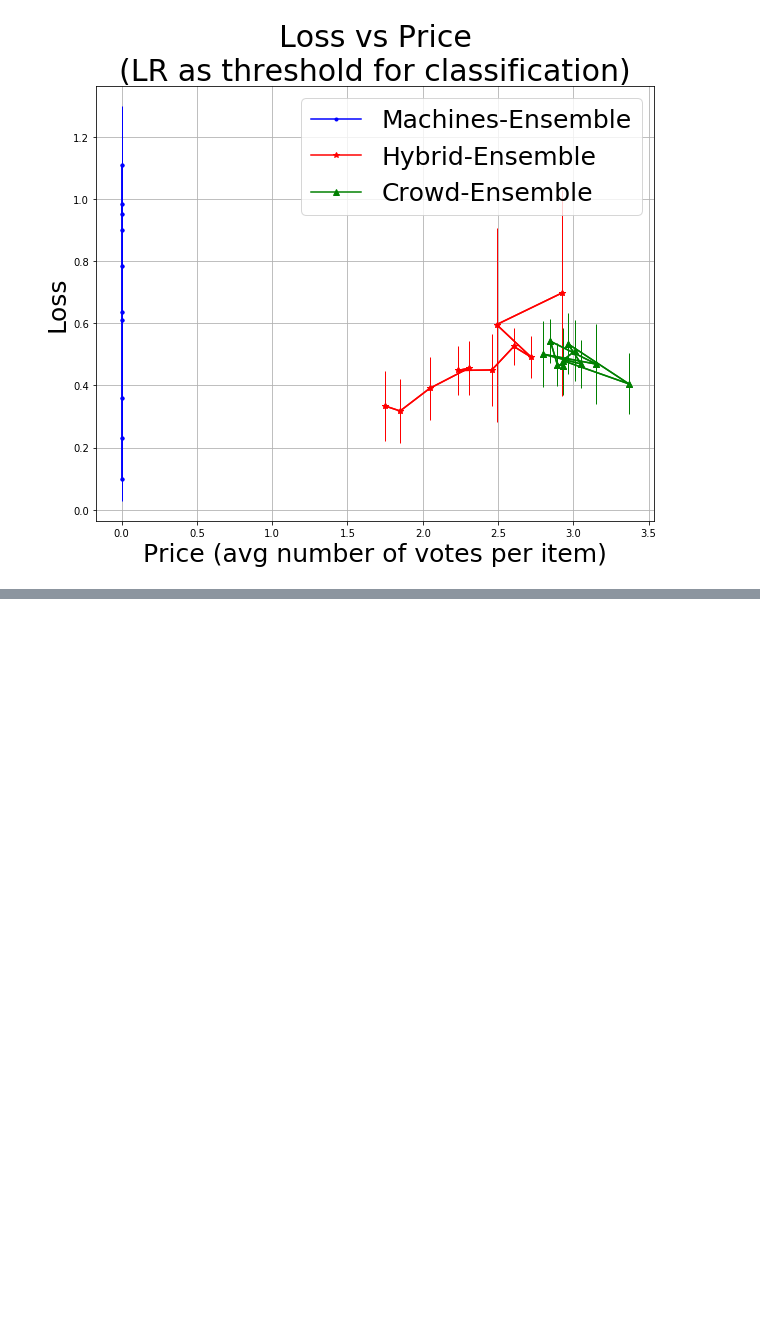
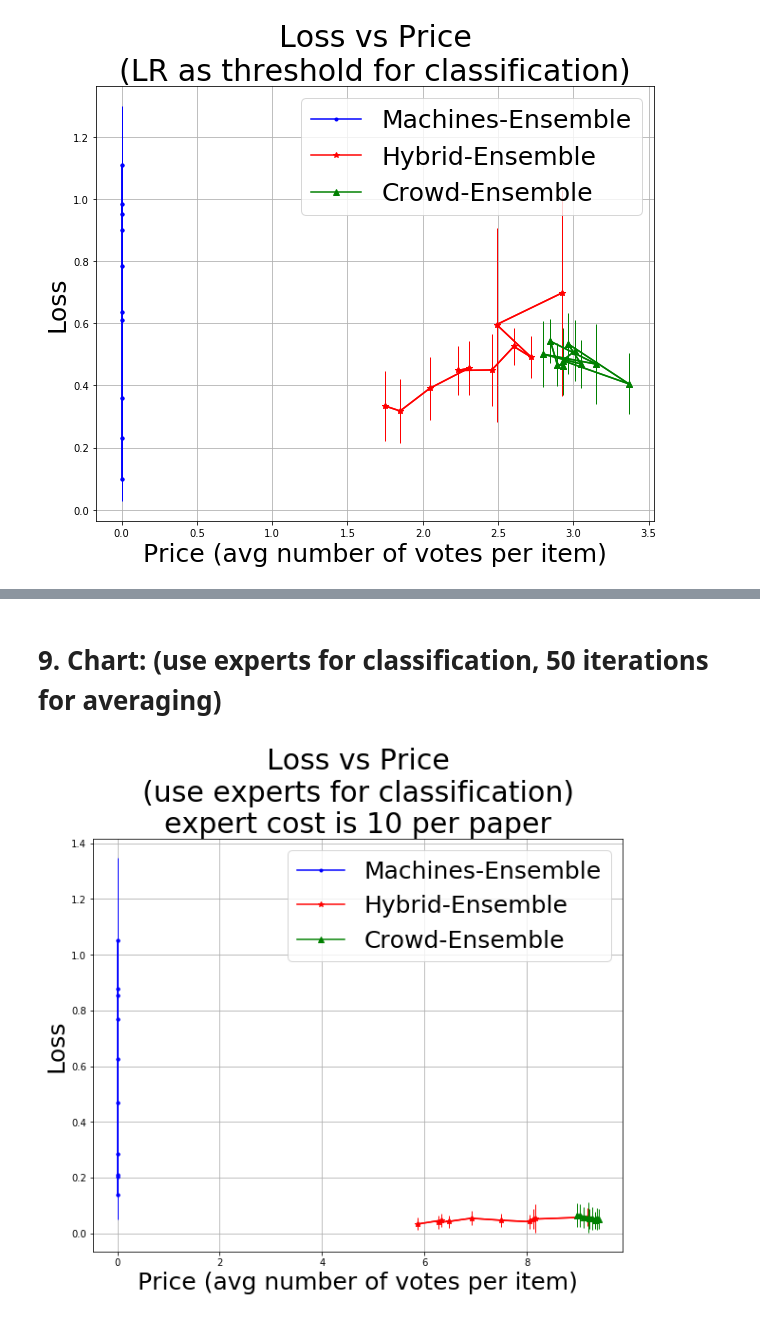
Before and after one commit to bahareharandizade/crowd-machine-collaboration-for-item-screening, a Jupyter notebook: visualisation_scripts/ hybrid_algorithm_evaluation.ipynb, the cells around one changed output, grey strips where cells are left out. Saved outputs shown, nothing was run; the diff lists cells and outputs as text; code cells hidden in the pictures; blank space fills up the shorter version.

```diff
--- a/visualisation_scripts/ hybrid_algorithm_evaluation.ipynb
+++ b/visualisation_scripts/ hybrid_algorithm_evaluation.ipynb
@@ -171,0 +211,9 @@ plot_chart(data, title)
+# %% [markdown]
+# 9. Chart: (use experts for classification, 50 iterations for averaging)
+# %%
+data = pd.read_csv('../output/data/fig7_use_experts_50itr.csv')
+title = 'Loss vs Price\n(use experts for classification)\nexpert cost is 10 per paper'
+
+plot_chart(data, title)
+# %% [output]
+[figure, added]
```
Also changed, not shown: parts of 5 cells of this notebook.
